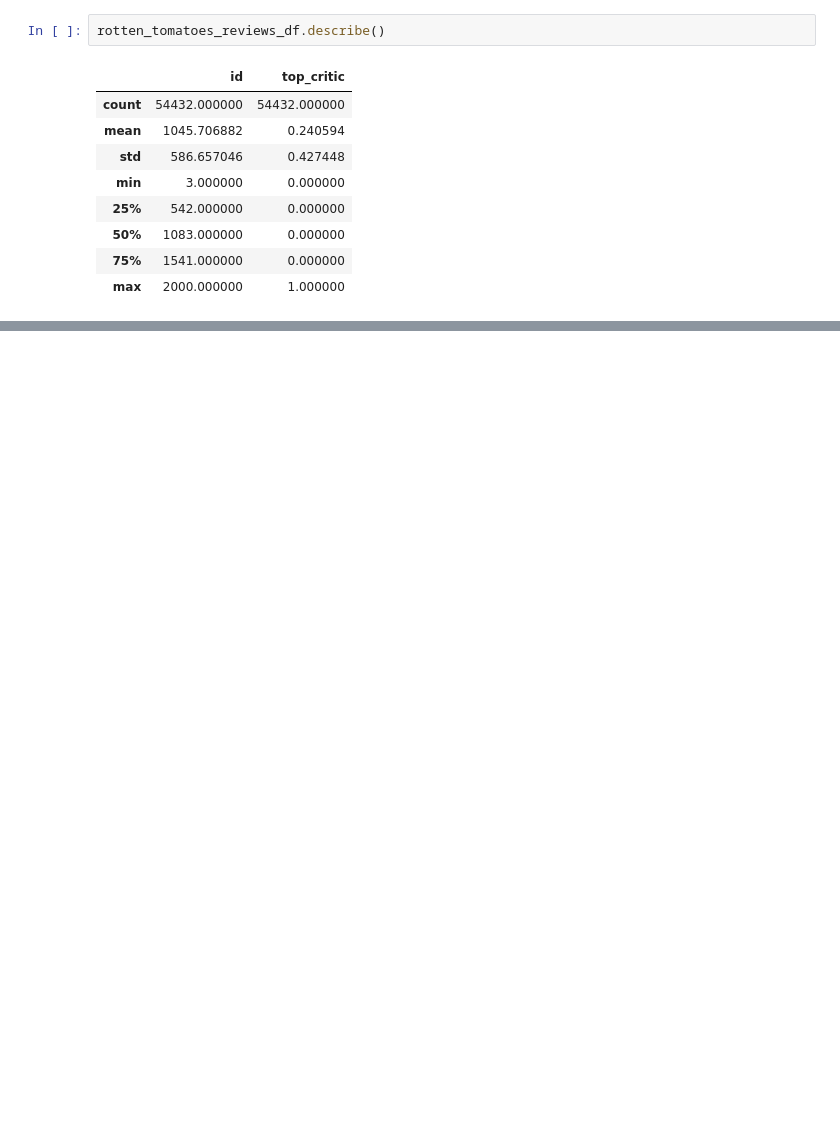
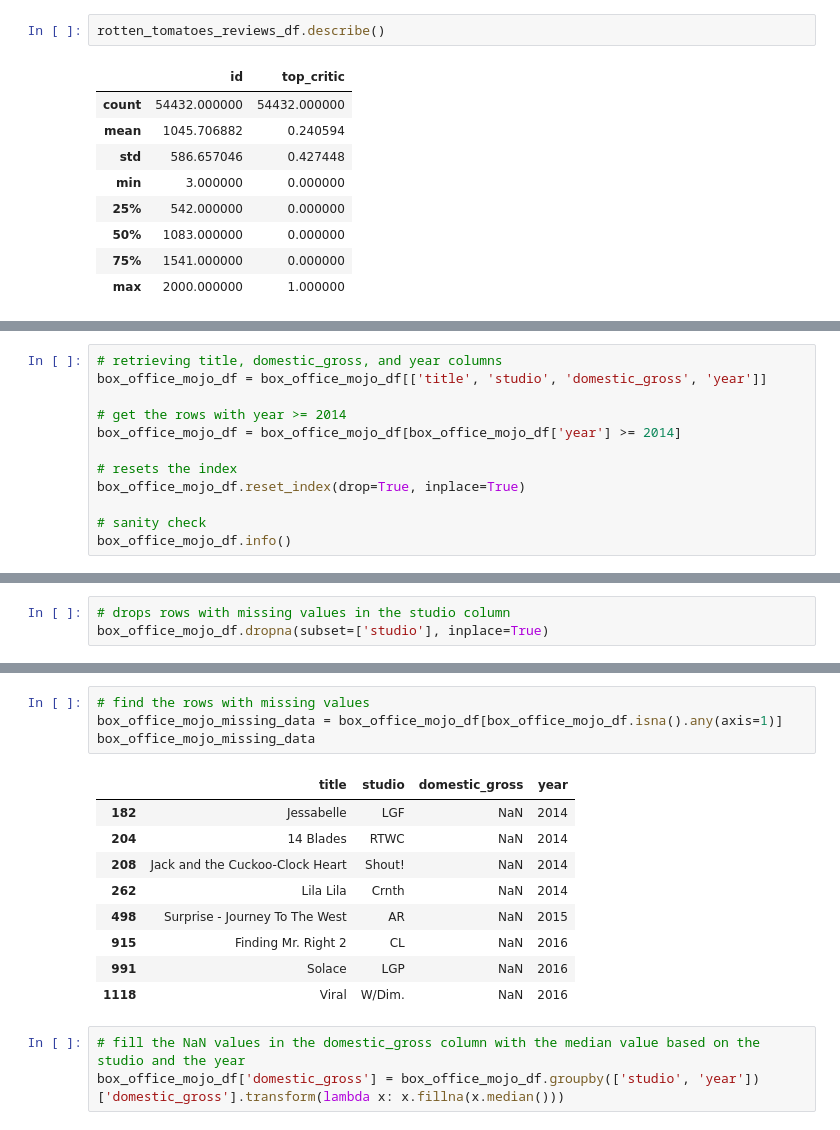
Before and after one commit to Haoweee/Original-Film-Production, a Jupyter notebook: phase2-project.ipynb, the cells around one changed output, grey strips where cells are left out. Cells and saved outputs as stored; diff of their text form; blank space fills up the shorter version.

```diff
--- a/phase2-project.ipynb
+++ b/phase2-project.ipynb
@@ -317,0 +519,12 @@ imdb_df
+# %%
+# retrieving title, domestic_gross, and year columns
+box_office_mojo_df = box_office_mojo_df[['title', 'studio', 'domestic_gross', 'year']]
+
+# get the rows with year >= 2014
+box_office_mojo_df = box_office_mojo_df[box_office_mojo_df['year'] >= 2014]
+
+# resets the index
+box_office_mojo_df.reset_index(drop=True, inplace=True)
+
+# sanity check
+box_office_mojo_df.info()
@@ -317,0 +543,3 @@ imdb_df
+# %%
+# drops rows with missing values in the studio column
+box_office_mojo_df.dropna(subset=['studio'], inplace=True)
@@ -317,0 +561,17 @@ imdb_df
+# %%
+# find the rows with missing values
+box_office_mojo_missing_data = box_office_mojo_df[box_office_mojo_df.isna().any(axis=1)]
+box_office_mojo_missing_data
+# %% [output]
+|  | title | studio | domestic_gross | year |
+| 182 | Jessabelle | LGF | NaN | 2014 |
+| 204 | 14 Blades | RTWC | NaN | 2014 |
+| 208 | Jack and the Cuckoo-Clock Heart | Shout! | NaN | 2014 |
+| 262 | Lila Lila | Crnth | NaN | 2014 |
+| 498 | Surprise - Journey To The West | AR | NaN | 2015 |
+| 915 | Finding Mr. Right 2 | CL | NaN | 2016 |
+| 991 | Solace | LGP | NaN | 2016 |
+| 1118 | Viral | W/Dim. | NaN | 2016 |
+# %%
+# fill the NaN values in the domestic_gross column with the median value based on the studio and the year
+box_office_mojo_df['domestic_gross'] = box_office_mojo_df.groupby(['studio', 'year'])['domestic_gross'].transform(lambda x: x.fillna(x.median()))
```
Also changed, not shown: parts of 34 cells of this notebook.
